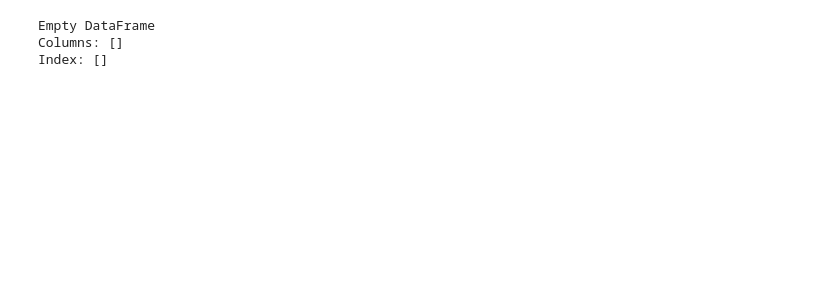
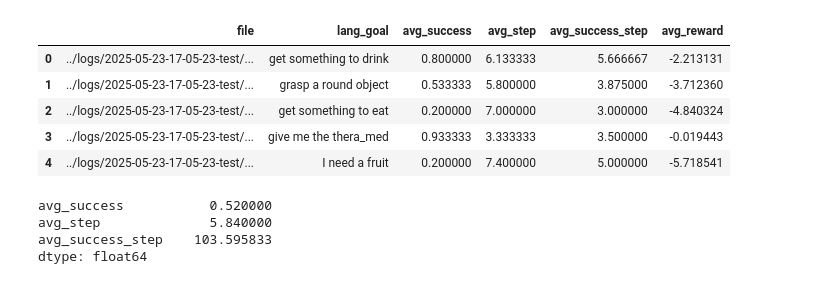
Before and after one commit to grach0v/Vision-Language-Grasping, a Jupyter notebook: scripts/analyze_results.ipynb, the cells around one changed output. Drawn from its saved outputs; the diff is of its cells as text; code cells hidden in the pictures; blank space fills up the shorter version.

```diff
--- a/scripts/analyze_results.ipynb
+++ b/scripts/analyze_results.ipynb
@@ -12,11 +12,14 @@ def load_results(pattern):
     for path in glob.glob(pattern):
         with open(path, "r") as f:
             for line in f:
-                parts = line.strip().split()
+                # split from the right into 5 parts so that lang_goal can contain spaces
+                parts = line.strip().rsplit(maxsplit=4)
                 if len(parts) != 5:
                     continue  # skip malformed lines
-                lang_goal = parts[0]
-                avg_success, avg_step, avg_success_step, avg_reward = map(float, parts[1:])
+                lang_goal, s_succ, s_step, s_succ_step, s_reward = parts
+                avg_success, avg_step, avg_success_step, avg_reward = map(
+                    float, [s_succ, s_step, s_succ_step, s_reward]
+                )
                 records.append({
                     "file": path,
                     "lang_goal": lang_goal,
@@ -26,11 +29,20 @@ def load_results(pattern):
                     "avg_reward": avg_reward
                 })
     return pd.DataFrame(records)
-
-# Usage: update the glob pattern to wherever your result files live
-df = load_results("/home/caoh/Data_ssd/Vision-Language-Grasping/scripts/results/*.txt")
-print(df.head())
-# %% [output]
-Empty DataFrame
-Columns: []
-Index: []
+# %%
+seen_df = load_results("../logs/2025-05-23-17-05-23-test/results/*.txt")
+seen_df.head()
+# %% [output]
+|  | file | lang_goal | avg_success | avg_step | avg_success_step | avg_reward |
+| 0 | ../logs/2025-05-23-17-05-23-test/... | get something to drink | 0.800000 | 6.133333 | 5.666667 | -2.213131 |
+| 1 | ../logs/2025-05-23-17-05-23-test/... | grasp a round object | 0.533333 | 5.800000 | 3.875000 | -3.712360 |
+| 2 | ../logs/2025-05-23-17-05-23-test/... | get something to eat | 0.200000 | 7.000000 | 3.000000 | -4.840324 |
+| 3 | ../logs/2025-05-23-17-05-23-test/... | give me the thera_med | 0.933333 | 3.333333 | 3.500000 | -0.019443 |
+| 4 | ../logs/2025-05-23-17-05-23-test/... | I need a fruit | 0.200000 | 7.400000 | 5.000000 | -5.718541 |
+# %%
+seen_df[["avg_success", "avg_step", "avg_success_step"]].mean()
+# %% [output]
+avg_success           0.520000
+avg_step              5.840000
+avg_success_step    103.595833
+dtype: float64
```
Also changed, not shown: parts of 4 cells of this notebook, 3 other files.
